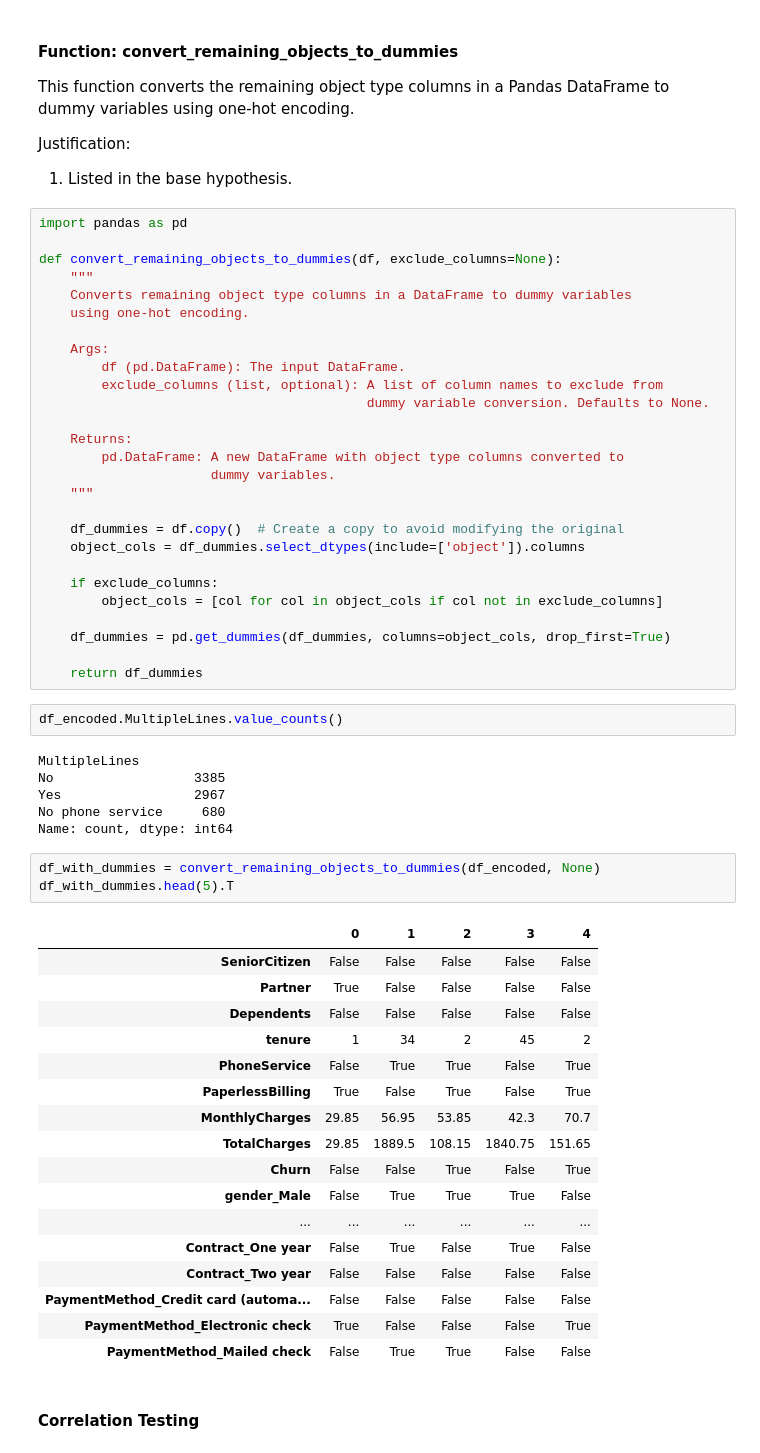
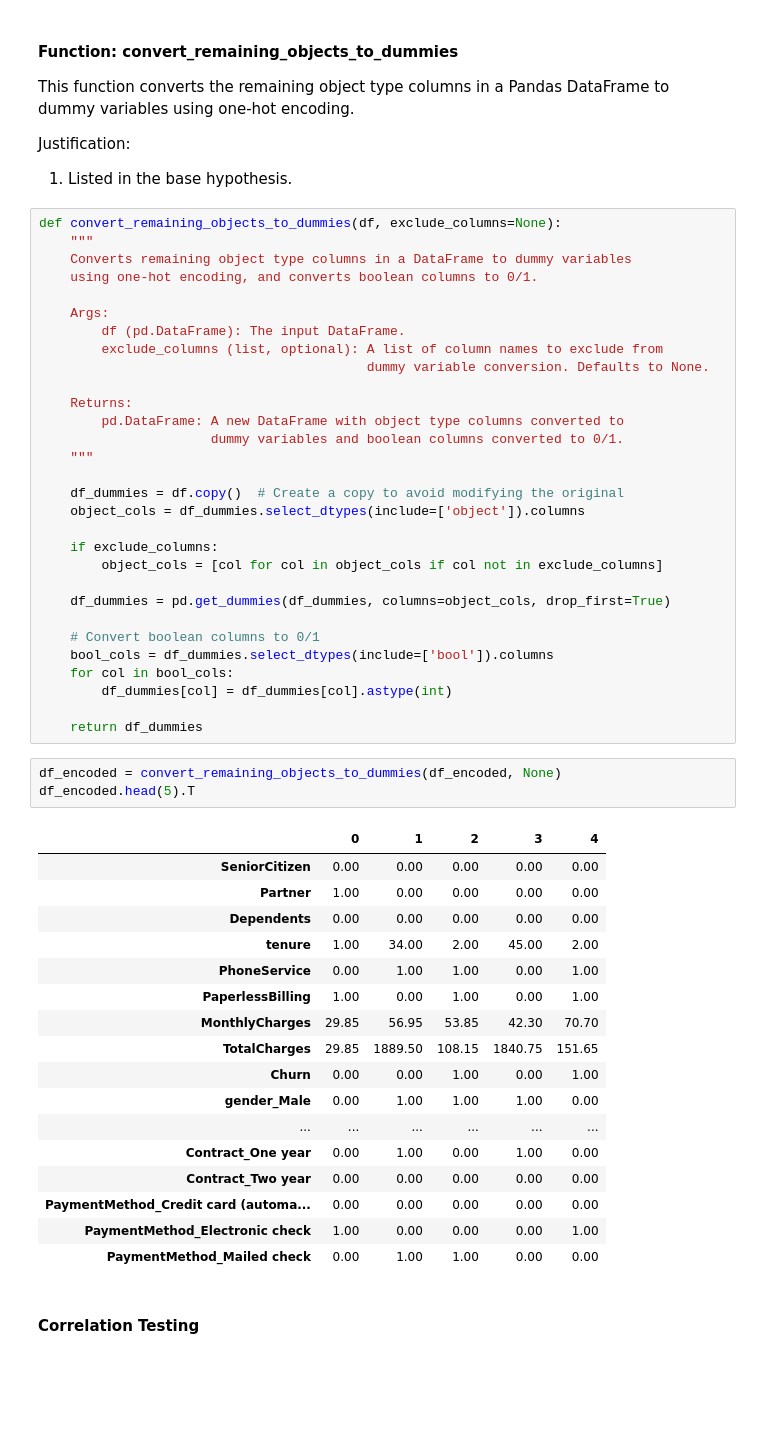
Before and after one commit to AbhinnV04/Customer_Churn_Telco, a Jupyter notebook: notebooks/02_simple_model.ipynb, the cells around one changed output. Drawn from its saved outputs; the diff is of its cells as text; blank space fills up the shorter version.

```diff
--- a/notebooks/02_simple_model.ipynb
+++ b/notebooks/02_simple_model.ipynb
@@ -243,12 +218,10 @@ This function converts the remaining object type columns in a Pandas DataFrame t
 Justification:
 1. Listed in the base hypothesis.
 # %%
-import pandas as pd
-
 def convert_remaining_objects_to_dummies(df, exclude_columns=None):
     """
     Converts remaining object type columns in a DataFrame to dummy variables
-    using one-hot encoding.
+    using one-hot encoding, and converts boolean columns to 0/1.
 
     Args:
         df (pd.DataFrame): The input DataFrame.
@@ -257,7 +230,7 @@ def convert_remaining_objects_to_dummies(df, exclude_columns=None):
 
     Returns:
         pd.DataFrame: A new DataFrame with object type columns converted to
-                      dummy variables.
+                      dummy variables and boolean columns converted to 0/1.
     """
 
     df_dummies = df.copy()  # Create a copy to avoid modifying the original
@@ -268,35 +241,32 @@ def convert_remaining_objects_to_dummies(df, exclude_columns=None):
 
     df_dummies = pd.get_dummies(df_dummies, columns=object_cols, drop_first=True)
 
+    # Convert boolean columns to 0/1
+    bool_cols = df_dummies.select_dtypes(include=['bool']).columns
+    for col in bool_cols:
+        df_dummies[col] = df_dummies[col].astype(int)
+
     return df_dummies
-# %%
-df_encoded.MultipleLines.value_counts()
-# %% [output]
-MultipleLines
-No                  3385
-Yes                 2967
-No phone service     680
-Name: count, dtype: int64
 # %%
-df_with_dummies = convert_remaining_objects_to_dummies(df_encoded, None)
-df_with_dummies.head(5).T
+df_encoded = convert_remaining_objects_to_dummies(df_encoded, None)
+df_encoded.head(5).T
 # %% [output]
 |  | 0 | 1 | 2 | 3 | 4 |
-| SeniorCitizen | False | False | False | False | False |
-| Partner | True | False | False | False | False |
-| Dependents | False | False | False | False | False |
-| tenure | 1 | 34 | 2 | 45 | 2 |
-| PhoneService | False | True | True | False | True |
-| PaperlessBilling | True | False | True | False | True |
-| MonthlyCharges | 29.85 | 56.95 | 53.85 | 42.3 | 70.7 |
-| TotalCharges | 29.85 | 1889.5 | 108.15 | 1840.75 | 151.65 |
-| Churn | False | False | True | False | True |
-| gender_Male | False | True | True | True | False |
+| SeniorCitizen | 0.00 | 0.00 | 0.00 | 0.00 | 0.00 |
+| Partner | 1.00 | 0.00 | 0.00 | 0.00 | 0.00 |
+| Dependents | 0.00 | 0.00 | 0.00 | 0.00 | 0.00 |
+| tenure | 1.00 | 34.00 | 2.00 | 45.00 | 2.00 |
+| PhoneService | 0.00 | 1.00 | 1.00 | 0.00 | 1.00 |
+| PaperlessBilling | 1.00 | 0.00 | 1.00 | 0.00 | 1.00 |
+| MonthlyCharges | 29.85 | 56.95 | 53.85 | 42.30 | 70.70 |
+| TotalCharges | 29.85 | 1889.50 | 108.15 | 1840.75 | 151.65 |
+| Churn | 0.00 | 0.00 | 1.00 | 0.00 | 1.00 |
+| gender_Male | 0.00 | 1.00 | 1.00 | 1.00 | 0.00 |
 | ... | ... | ... | ... | ... | ... |
-| Contract_One year | False | True | False | True | False |
-| Contract_Two year | False | False | False | False | False |
-| PaymentMethod_Credit card (automa... | False | False | False | False | False |
-| PaymentMethod_Electronic check | True | False | False | False | True |
-| PaymentMethod_Mailed check | False | True | True | False | False |
+| Contract_One year | 0.00 | 1.00 | 0.00 | 1.00 | 0.00 |
+| Contract_Two year | 0.00 | 0.00 | 0.00 | 0.00 | 0.00 |
+| PaymentMethod_Credit card (automa... | 0.00 | 0.00 | 0.00 | 0.00 | 0.00 |
+| PaymentMethod_Electronic check | 1.00 | 0.00 | 0.00 | 0.00 | 1.00 |
+| PaymentMethod_Mailed check | 0.00 | 1.00 | 1.00 | 0.00 | 0.00 |
 # %% [markdown]
 #### Correlation Testing
```
Also changed, not shown: parts of 25 cells of this notebook.
